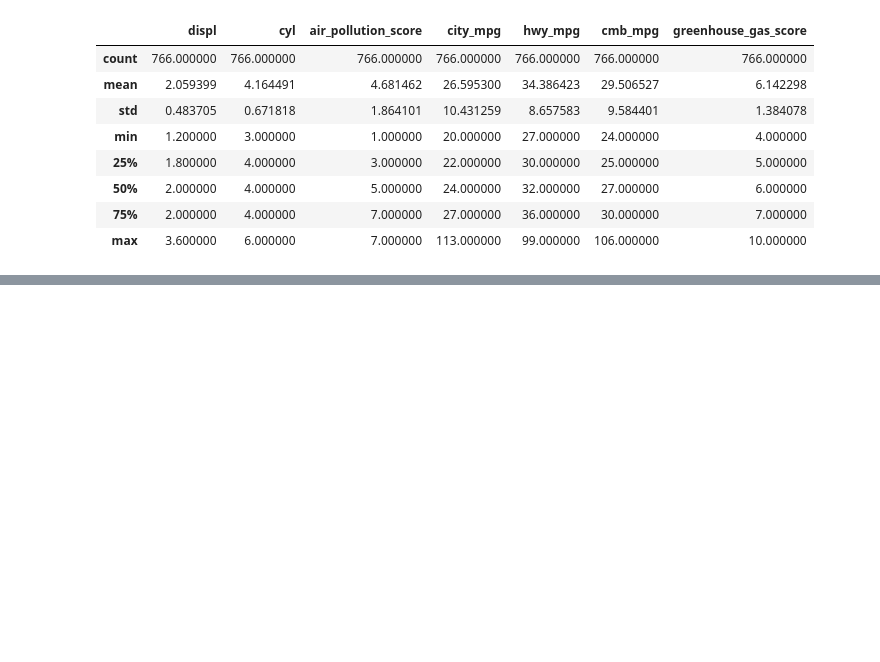
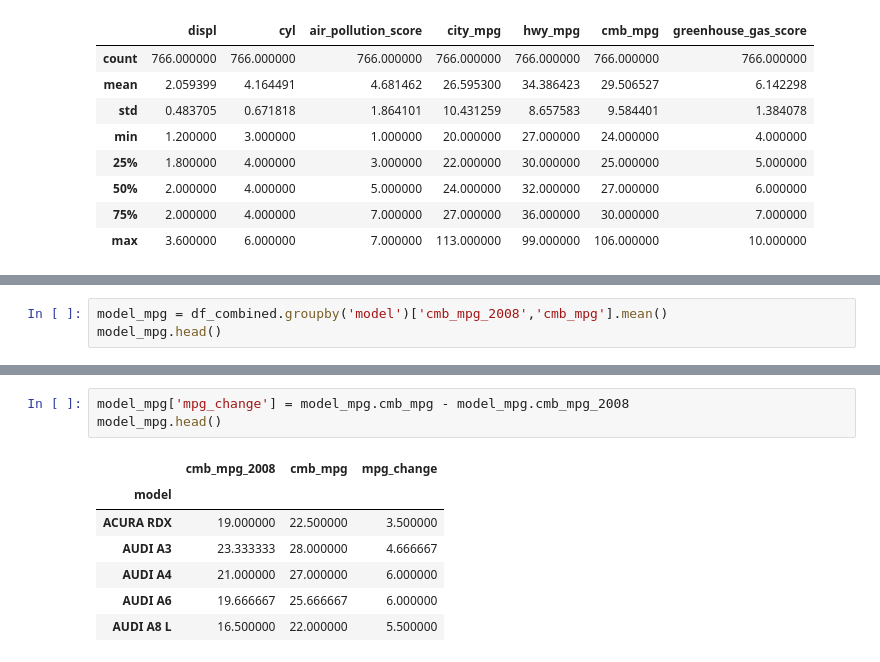
Before and after one commit to RomanyAiad/fuel_economy, a Jupyter notebook: fuel_economy.ipynb, the cells around one changed output, grey strips where cells are left out. Saved outputs shown, nothing was run; the diff lists cells and outputs as text; blank space fills up the shorter version.

```diff
--- a/fuel_economy.ipynb
+++ b/fuel_economy.ipynb
@@ -764,0 +782,3 @@ df_18.query('cmb_mpg > cmb_mpg.mean()').describe()
+# %%
+model_mpg = df_combined.groupby('model')['cmb_mpg_2008','cmb_mpg'].mean()
+model_mpg.head()
@@ -764,0 +793,11 @@ df_18.query('cmb_mpg > cmb_mpg.mean()').describe()
+# %%
+model_mpg['mpg_change'] = model_mpg.cmb_mpg - model_mpg.cmb_mpg_2008
+model_mpg.head()
+# %% [output]
+|  | cmb_mpg_2008 | cmb_mpg | mpg_change |
+| model |  |  |  |
+| ACURA RDX | 19.000000 | 22.500000 | 3.500000 |
+| AUDI A3 | 23.333333 | 28.000000 | 4.666667 |
+| AUDI A4 | 21.000000 | 27.000000 | 6.000000 |
+| AUDI A6 | 19.666667 | 25.666667 | 6.000000 |
+| AUDI A8 L | 16.500000 | 22.000000 | 5.500000 |
```
Also changed, not shown: parts of 6 cells of this notebook.
